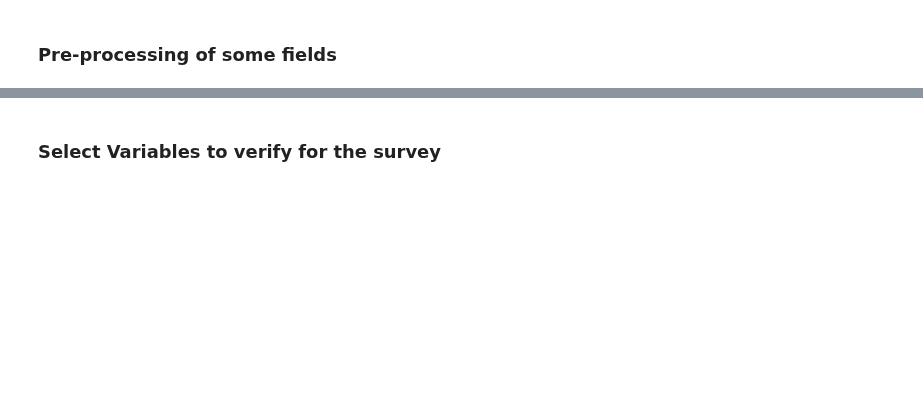
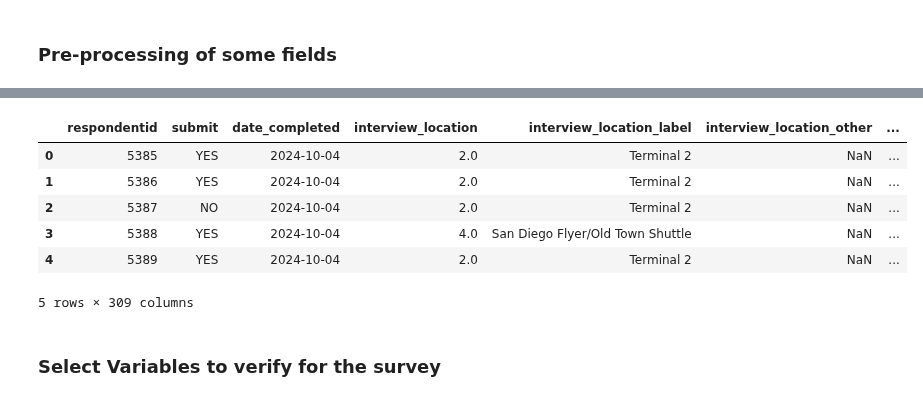
Before and after one commit to wsp-sag/Survey_Airport, a Jupyter notebook: notebooks/data-model-development-helper.ipynb, the cells around one changed output, grey strips where cells are left out. Cells and saved outputs as stored; diff of their text form; code cells hidden in the pictures; blank space fills up the shorter version.

```diff
--- a/notebooks/data-model-development-helper.ipynb
+++ b/notebooks/data-model-development-helper.ipynb
@@ -267,5 +275,15 @@ Name: interview_location, Length: 3597, dtype: float64
 # %%
 clean_df.to_csv(clean_survey_file, index = False)
+# %%
+clean_df.head()
+# %% [output]
+|  | respondentid | submit | date_completed | interview_location | interview_location_label | interview_location_other | ... |
+| 0 | 5385 | YES | 2024-10-04 | 2.0 | Terminal 2 | NaN | ... |
+| 1 | 5386 | YES | 2024-10-04 | 2.0 | Terminal 2 | NaN | ... |
+| 2 | 5387 | NO | 2024-10-04 | 2.0 | Terminal 2 | NaN | ... |
+| 3 | 5388 | YES | 2024-10-04 | 4.0 | San Diego Flyer/Old Town Shuttle | NaN | ... |
+| 4 | 5389 | YES | 2024-10-04 | 2.0 | Terminal 2 | NaN | ... |
+5 rows × 309 columns
 # %% [markdown]
 ### Select Variables to verify for the survey
 # %%
```
Also changed, not shown: parts of 24 cells of this notebook, 11 other files.
